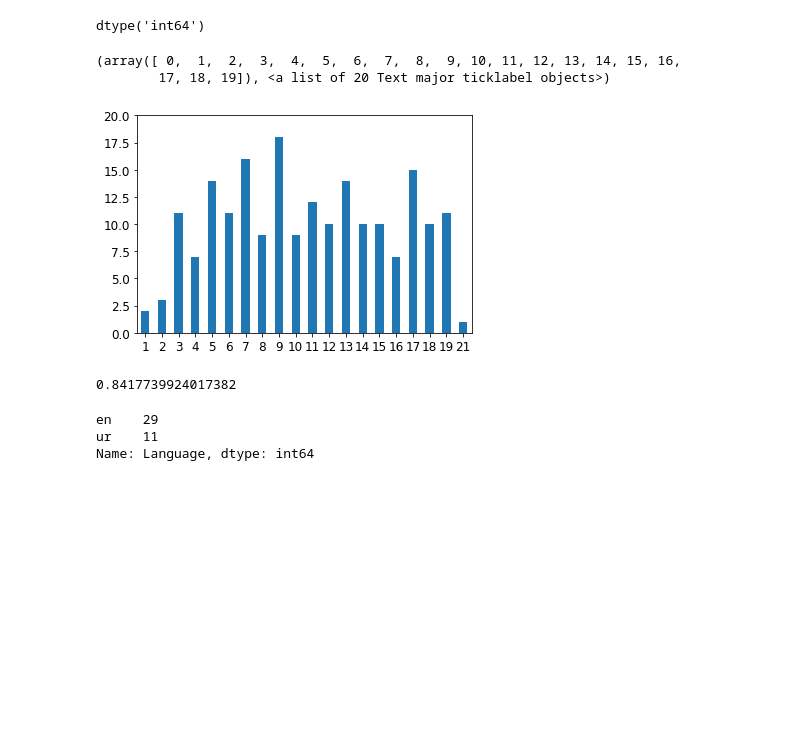
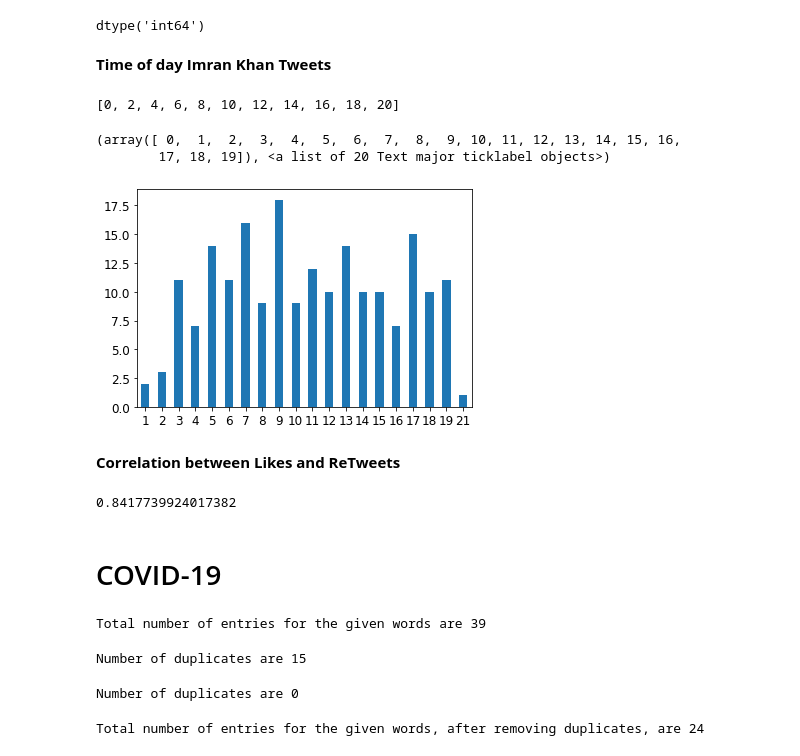
Before and after one commit to AliShujjat/Twitter, a Jupyter notebook: TwitterImran.ipynb, the cells around one changed output. Saved outputs shown, nothing was run; the diff lists cells and outputs as text; code cells hidden in the pictures; blank space fills up the shorter version.

Commit message:
Added Covid

```diff
--- a/TwitterImran.ipynb
+++ b/TwitterImran.ipynb
@@ -277,24 +332,26 @@ tweetTime = tweetTime.sort_index()
 tweetTime.dtype
 # %% [output]
 dtype('int64')
-# %%
-tweetTime.plot(kind='bar')
-plt.ylim(0,20)
-plt.xticks(rotation=0)
-# %% [output]
-(array([ 0,  1,  2,  3,  4,  5,  6,  7,  8,  9, 10, 11, 12, 13, 14, 15, 16,
-        17, 18, 19]), <a list of 20 Text major ticklabel objects>)
-[figure, removed]
+# %% [markdown]
+**Time of day Imran Khan Tweets**
+# %%
+ys = []
+for i in range(0,21,2):
+  ys.append(i)
+print(ys)
+tweetTime.plot(kind='bar', y=ys)
+plt.xticks(rotation=0)
+# %% [output]
+[0, 2, 4, 6, 8, 10, 12, 14, 16, 18, 20]
+(array([ 0,  1,  2,  3,  4,  5,  6,  7,  8,  9, 10, 11, 12, 13, 14, 15, 16,
+        17, 18, 19]), <a list of 20 Text major ticklabel objects>)
+[figure, added]
+# %% [markdown]
+**Correlation between Likes and ReTweets**
 # %%
 #Correlation
 df['Likes'].corr(df['ReTweets'])
 # %% [output]
 0.8417739924017382
-# %%
-#Top 20% Tweets likeds
-themes = df.sort_values('Likes', ascending=False).head(40)
-themes['Language'].value_counts()
-# %% [output]
-en    29
-ur    11
-Name: Language, dtype: int64
+# %% [markdown]
+# COVID-19
@@ -300,0 +365,9 @@ Name: Language, dtype: int64
+# %%
+print('Total number of entries for the given words are', len(covid_df))
+# %% [output]
+Total number of entries for the given words are 39
+# %%
+duplicate = covid_df[covid_df.duplicated(['Tweets'])]
+print('Number of duplicates are', len(duplicate))
+# %% [output]
+Number of duplicates are 15
@@ -300,0 +376,9 @@ Name: Language, dtype: int64
+# %%
+duplicate = covid_df[covid_df.duplicated(['Tweets'])]
+print('Number of duplicates are', len(duplicate))
+# %% [output]
+Number of duplicates are 0
+# %%
+print('Total number of entries for the given words, after removing duplicates, are', len(covid_df))
+# %% [output]
+Total number of entries for the given words, after removing duplicates, are 24
```
Also changed, not shown: parts of 30 cells of this notebook.
